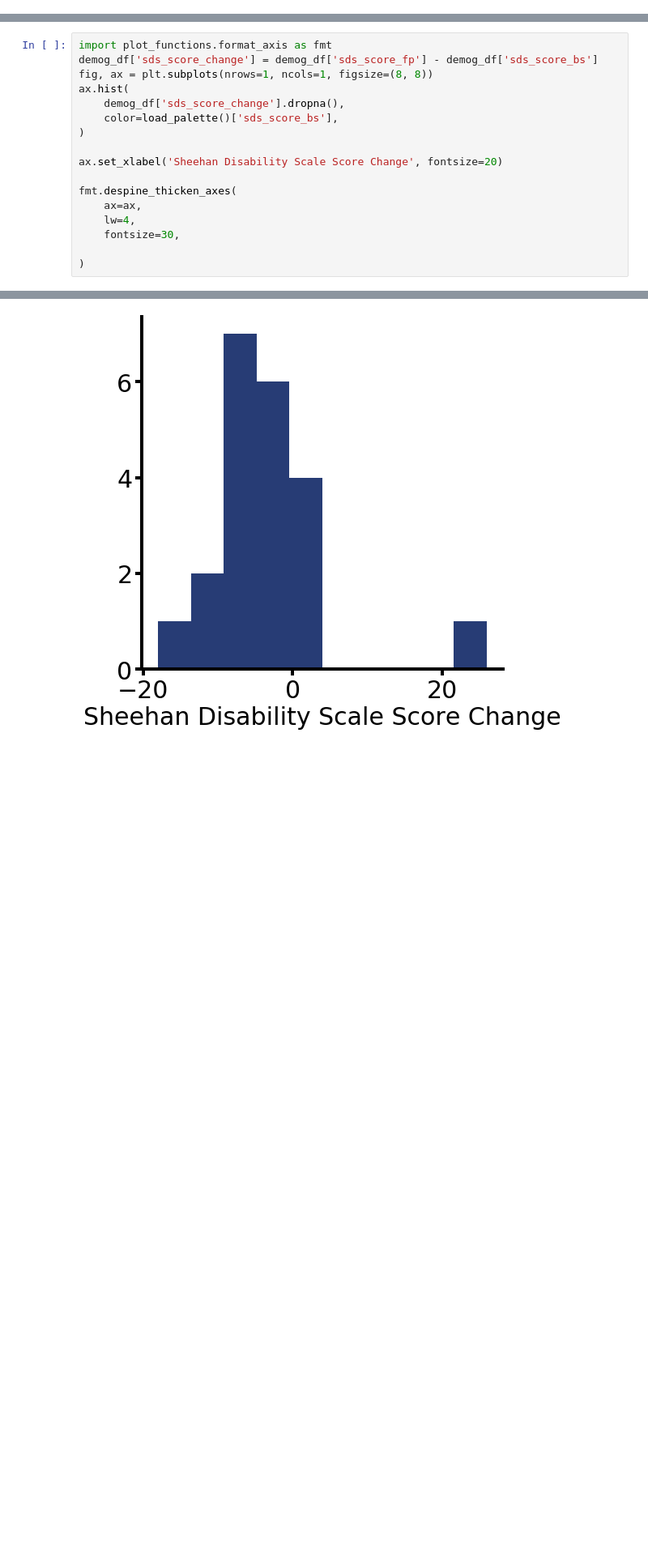
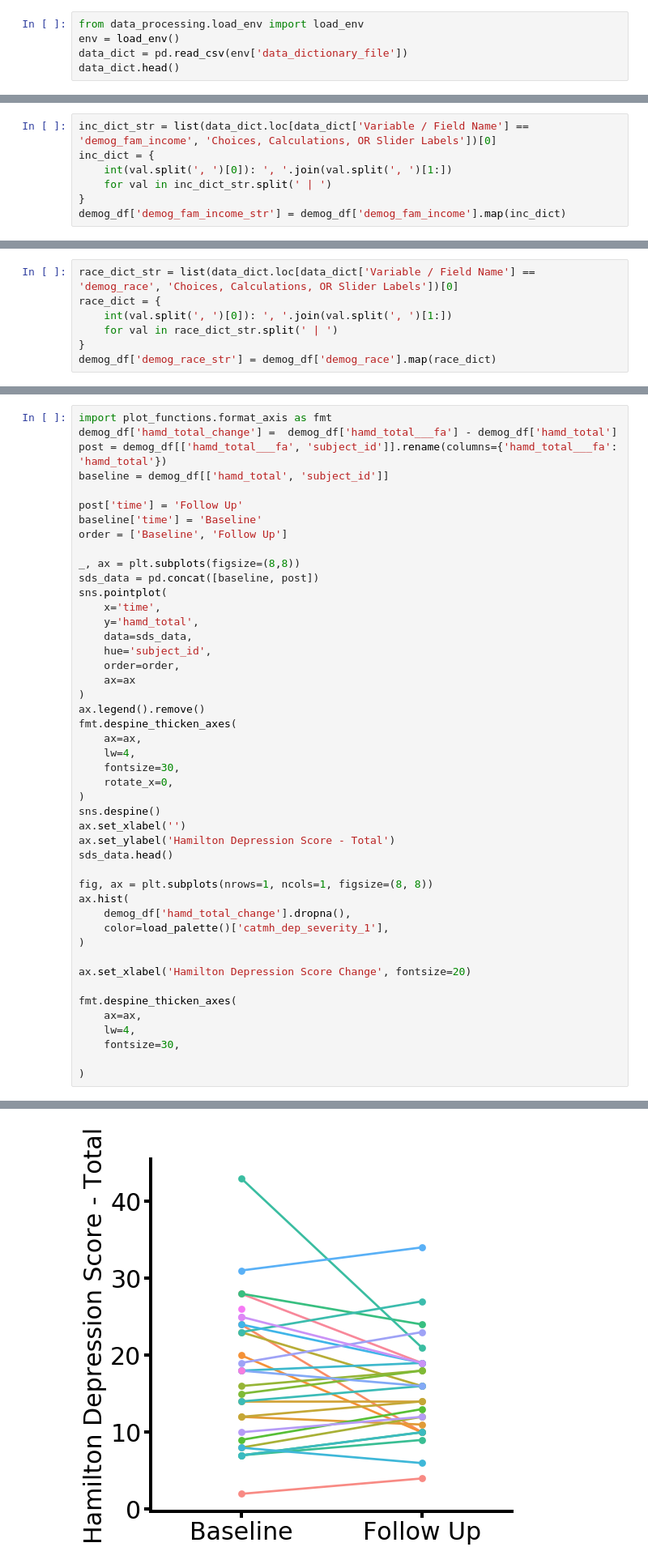
Before and after one commit to akre96/DGC_Migraine_Study, a Jupyter notebook: demog_visualization.ipynb, the cells around one changed output, grey strips where cells are left out. Shown at 81% size. Saved outputs shown, nothing was run; the diff lists cells and outputs as text; blank space fills up the shorter version.

```diff
--- a/demog_visualization.ipynb
+++ b/demog_visualization.ipynb
@@ -67,0 +13,5 @@ demog_df[['dabst_dx', 'catmh_dep_severity_bs', 'hamd_total_fp', 'demog_highest_e
+# %%
+from data_processing.load_env import load_env
+env = load_env()
+data_dict = pd.read_csv(env['data_dictionary_file'])
+data_dict.head()
@@ -87,2 +56,9 @@ ax.tick_params(axis='x', rotation=90)
+# %%
+inc_dict_str = list(data_dict.loc[data_dict['Variable / Field Name'] == 'demog_fam_income', 'Choices, Calculations, OR Slider Labels'])[0]
+inc_dict = {
+    int(val.split(', ')[0]): ', '.join(val.split(', ')[1:])
+    for val in inc_dict_str.split(' | ')
+}
+demog_df['demog_fam_income_str'] = demog_df['demog_fam_income'].map(inc_dict)
 # %%
 import plot_functions.format_axis as fmt
@@ -117,0 +88,7 @@ ax.tick_params(axis='x', rotation=90)
+# %%
+race_dict_str = list(data_dict.loc[data_dict['Variable / Field Name'] == 'demog_race', 'Choices, Calculations, OR Slider Labels'])[0]
+race_dict = {
+    int(val.split(', ')[0]): ', '.join(val.split(', ')[1:])
+    for val in race_dict_str.split(' | ')
+}
+demog_df['demog_race_str'] = demog_df['demog_race'].map(race_dict)
@@ -151,13 +209,42 @@ sns.despine()
 # %%
 import plot_functions.format_axis as fmt
-demog_df['sds_score_change'] = demog_df['sds_score_fp'] - demog_df['sds_score_bs']
+demog_df['hamd_total_change'] =  demog_df['hamd_total___fa'] - demog_df['hamd_total']
+post = demog_df[['hamd_total___fa', 'subject_id']].rename(columns={'hamd_total___fa': 'hamd_total'})
+baseline = demog_df[['hamd_total', 'subject_id']]
+
+post['time'] = 'Follow Up'
+baseline['time'] = 'Baseline'
+order = ['Baseline', 'Follow Up']
+
+_, ax = plt.subplots(figsize=(8,8))
+sds_data = pd.concat([baseline, post])
+sns.pointplot(
+    x='time',
+    y='hamd_total',
+    data=sds_data,
+    hue='subject_id',
+    order=order,
+    ax=ax
+)
+ax.legend().remove()
+fmt.despine_thicken_axes(
+    ax=ax,
+    lw=4,
+    fontsize=30,
+    rotate_x=0,
+)
+sns.despine()
+ax.set_xlabel('')
+ax.set_ylabel('Hamilton Depression Score - Total')
+sds_data.head()
+
 fig, ax = plt.subplots(nrows=1, ncols=1, figsize=(8, 8))
 ax.hist(
-    demog_df['sds_score_change'].dropna(),
-    color=load_palette()['sds_score_bs'],
+    demog_df['hamd_total_change'].dropna(),
+    color=load_palette()['catmh_dep_severity_1'],
 )
 
-ax.set_xlabel('Sheehan Disability Scale Score Change', fontsize=20)
+ax.set_xlabel('Hamilton Depression Score Change', fontsize=20)
 
 fmt.despine_thicken_axes(
     ax=ax,
@@ -170 +262 @@ fmt.despine_thicken_axes(
-[figure, old version]
+[figure, new version]
```
Also changed, not shown: parts of 20 cells of this notebook, 9 other files.
